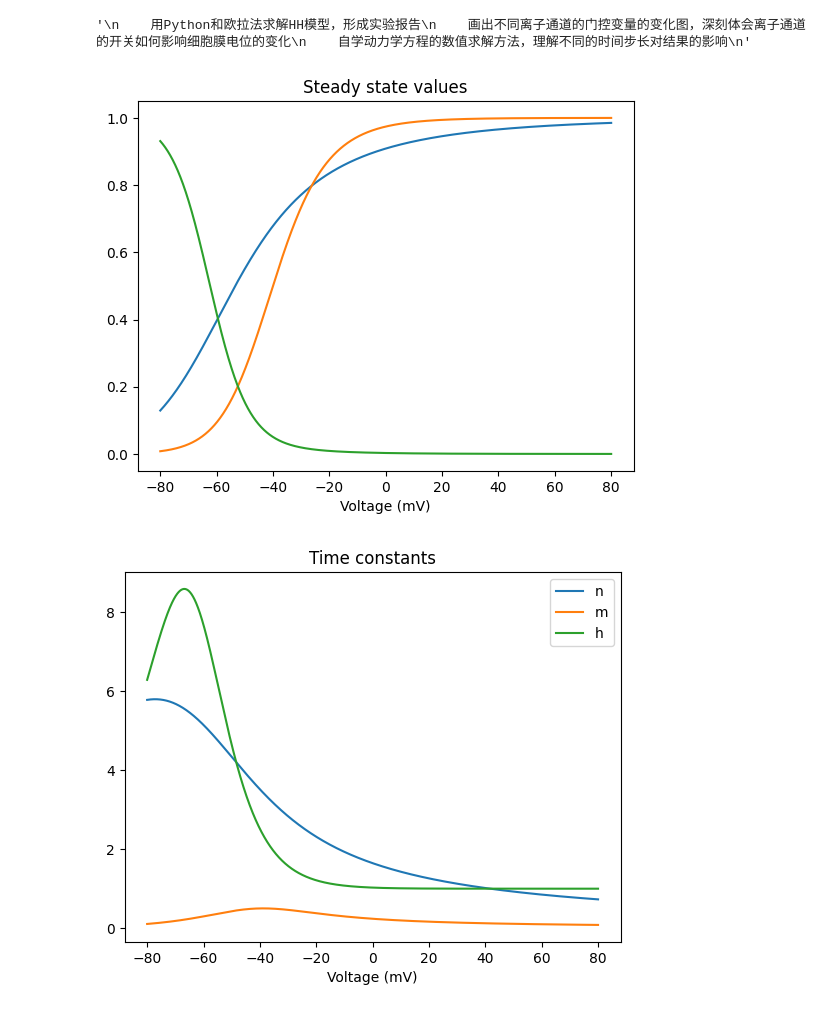
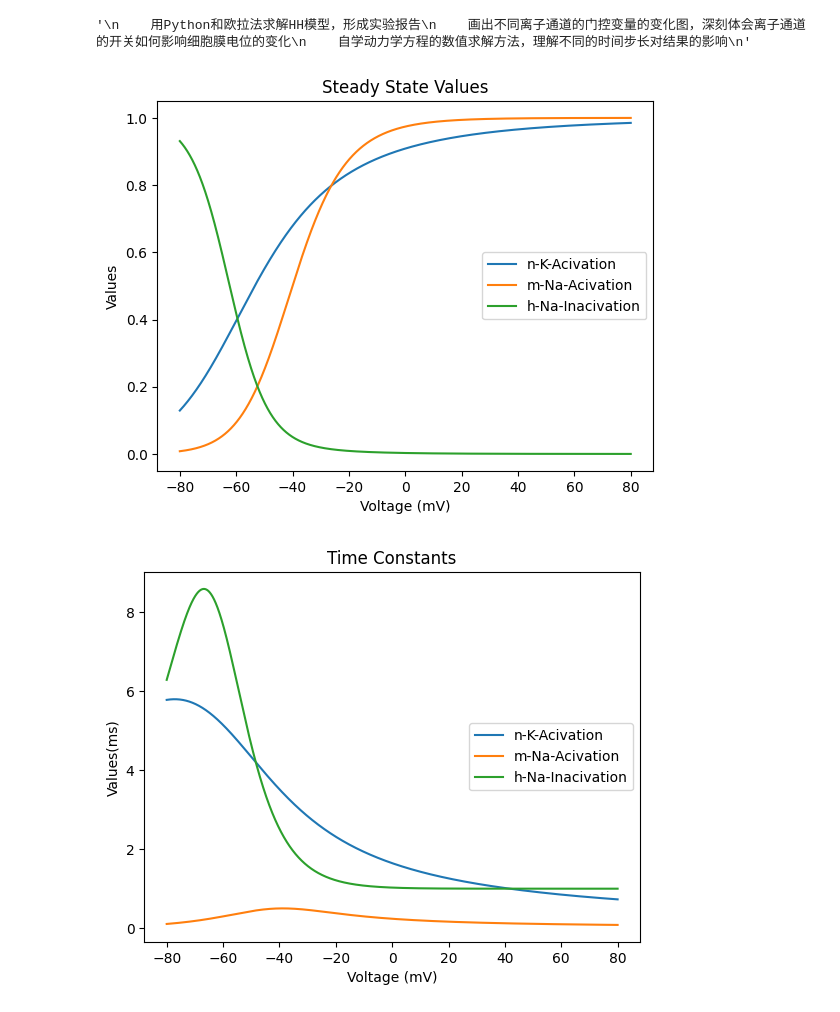
Before and after one commit to MZhexin/Brain-Dynamics-Programming, a Jupyter notebook: Experiment/HHModel.ipynb, the cells around one changed output. Cells and saved outputs as stored; diff of their text form; code cells hidden in the pictures.

```diff
--- a/Experiment/HHModel.ipynb
+++ b/Experiment/HHModel.ipynb
@@ -48,25 +47,29 @@ inf_h = alpha_h * tau_h           # 稳定态n∞
 # %%
 #绘图
 plt.clf()
 
 # 稳定态
 plt.plot(V, inf_n)
 plt.plot(V, inf_m)
 plt.plot(V, inf_h)
-plt.title('Steady state values')
+plt.title('Steady State Values')
 plt.xlabel('Voltage (mV)')
+plt.ylabel('Values')
+plt.legend(['n-K-Acivation', 'm-Na-Acivation', 'h-Na-Inacivation'], loc=7)   # loc=7等价于location = 'center right'
 plt.show()
 
+# 时间常数
 plt.plot(V, tau_n)
 plt.plot(V, tau_m)
 plt.plot(V, tau_h)
-plt.title('Time constants')
+plt.title('Time Constants')
 plt.xlabel('Voltage (mV)')
-plt.legend(['n', 'm', 'h'])
+plt.ylabel('Values(ms)')
+plt.legend(['n-K-Acivation', 'm-Na-Acivation', 'h-Na-Inacivation'], loc=7)
 plt.show()
 # %% [output]
-[figure, old version]
+[figure, new version]
-[figure, old version]
+[figure, new version]
 # %%
 # Hodgkin-Huxley Model的参数：以乌贼巨轴突为例
 
```
Also changed, not shown: parts of 4 cells of this notebook.
